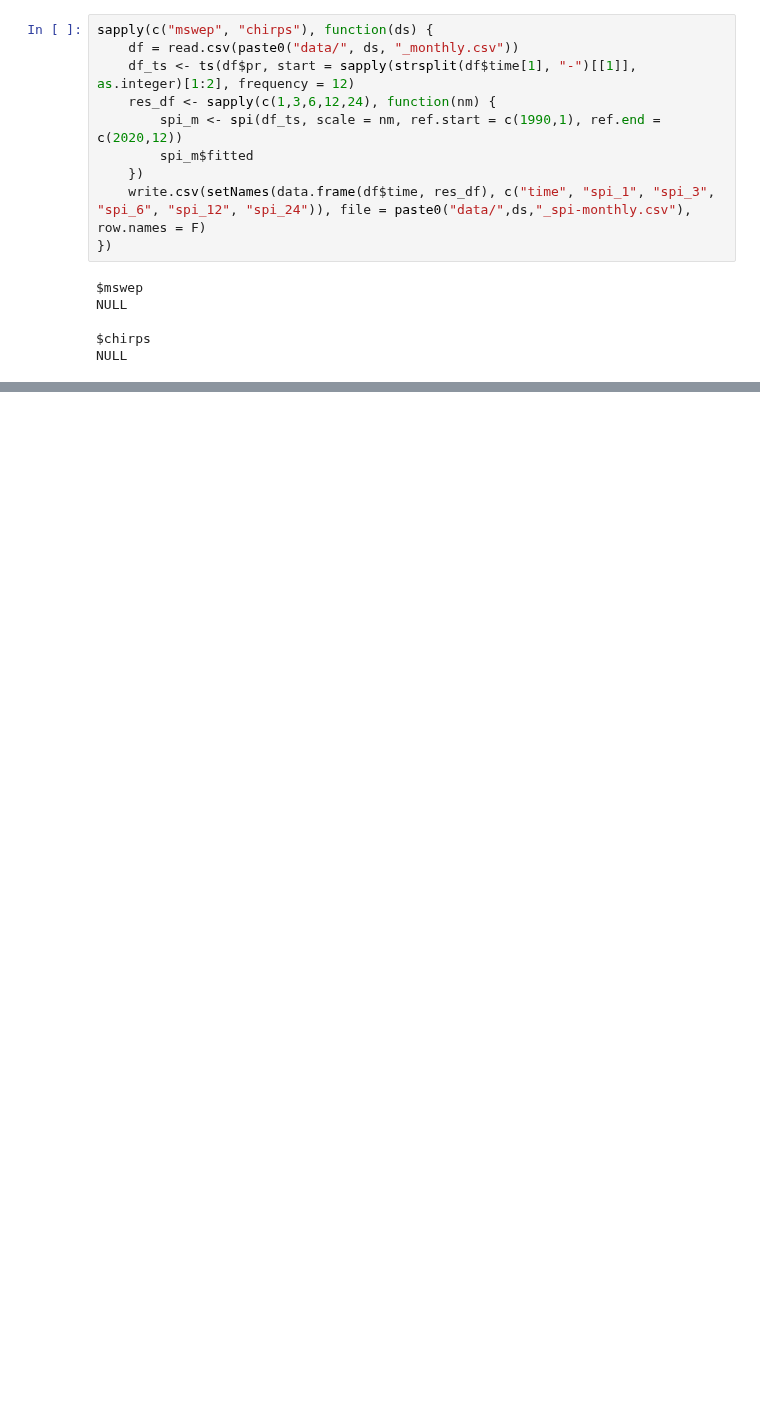
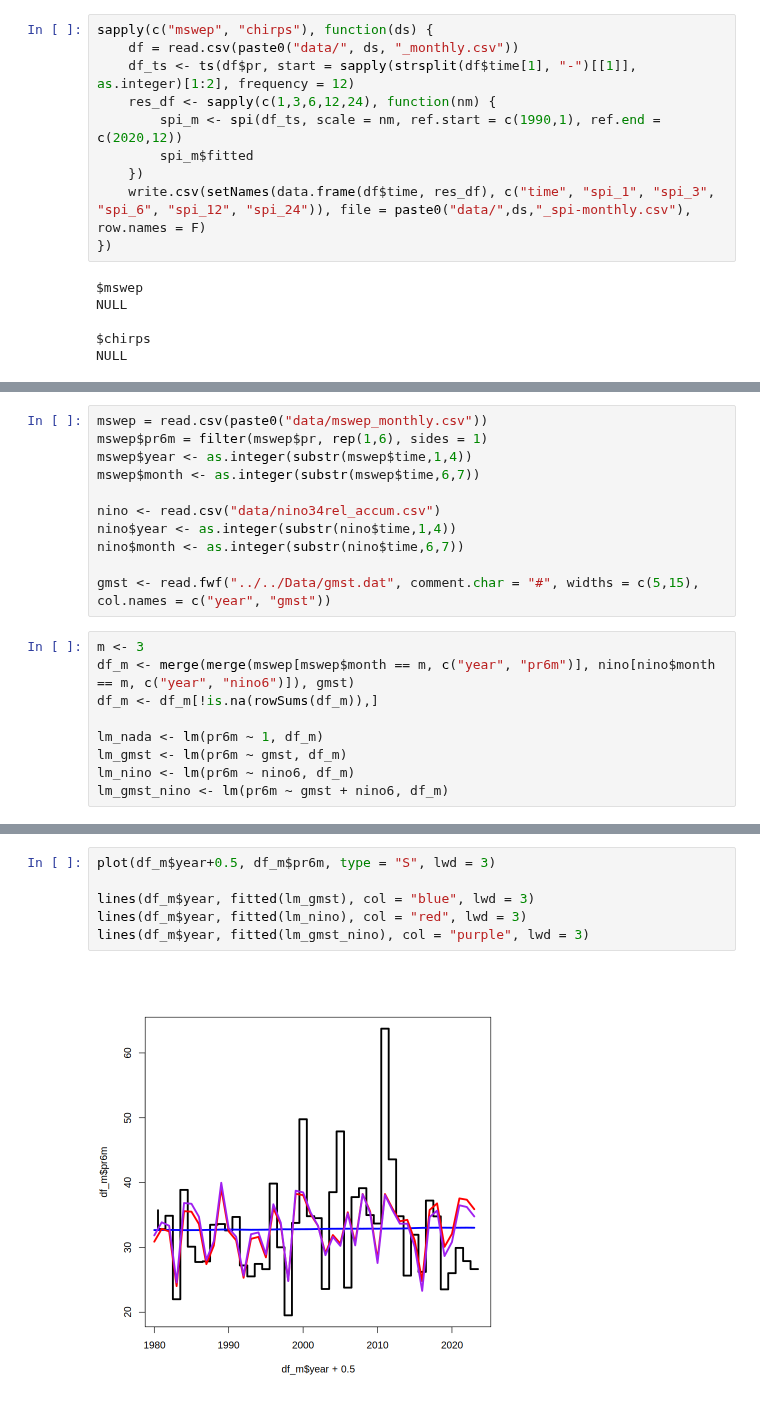
Before and after one commit to clairbarnes/wwa-archive, a Jupyter notebook: 23-09_Panama-drought/panama-drought-R.ipynb, the cells around one changed output, grey strips where cells are left out. Cells and saved outputs as stored; diff of their text form; blank space fills up the shorter version.

```diff
--- a/23-09_Panama-drought/panama-drought-R.ipynb
+++ b/23-09_Panama-drought/panama-drought-R.ipynb
@@ -18,0 +28,20 @@ NULL
+# %%
+mswep = read.csv(paste0("data/mswep_monthly.csv"))
+mswep$pr6m = filter(mswep$pr, rep(1,6), sides = 1)
+mswep$year <- as.integer(substr(mswep$time,1,4))
+mswep$month <- as.integer(substr(mswep$time,6,7))
+
+nino <- read.csv("data/nino34rel_accum.csv")
+nino$year <- as.integer(substr(nino$time,1,4))
+nino$month <- as.integer(substr(nino$time,6,7))
+
+gmst <- read.fwf("../../Data/gmst.dat", comment.char = "#", widths = c(5,15), col.names = c("year", "gmst"))
+# %%
+m <- 3
+df_m <- merge(merge(mswep[mswep$month == m, c("year", "pr6m")], nino[nino$month == m, c("year", "nino6")]), gmst)
+df_m <- df_m[!is.na(rowSums(df_m)),]
+
+lm_nada <- lm(pr6m ~ 1, df_m)
+lm_gmst <- lm(pr6m ~ gmst, df_m)
+lm_nino <- lm(pr6m ~ nino6, df_m)
+lm_gmst_nino <- lm(pr6m ~ gmst + nino6, df_m)
@@ -18,0 +57,8 @@ NULL
+# %%
+plot(df_m$year+0.5, df_m$pr6m, type = "S", lwd = 3)
+
+lines(df_m$year, fitted(lm_gmst), col = "blue", lwd = 3)
+lines(df_m$year, fitted(lm_nino), col = "red", lwd = 3)
+lines(df_m$year, fitted(lm_gmst_nino), col = "purple", lwd = 3)
+# %% [output]
+[figure, added]
```
Also changed, not shown: parts of 11 cells of this notebook, 1 other file.
